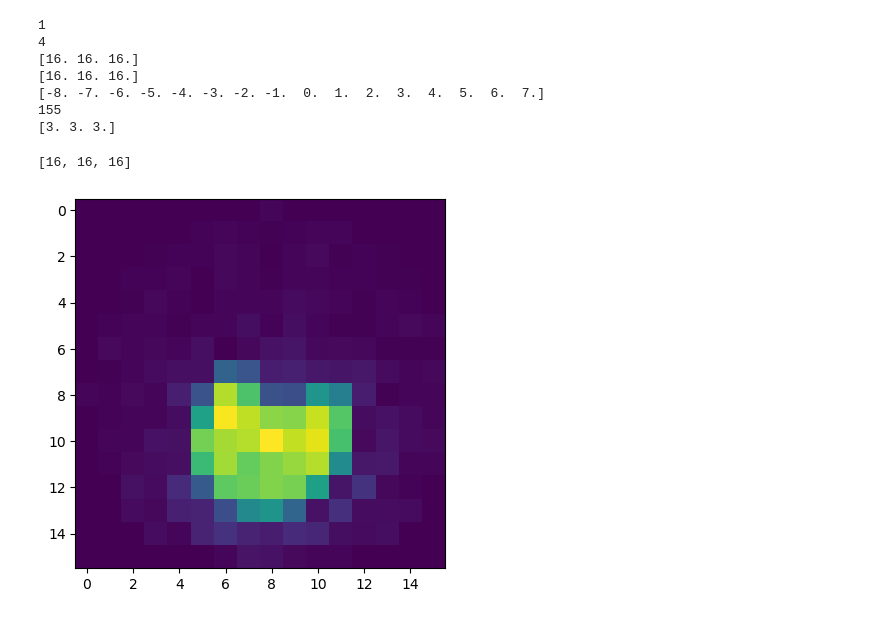
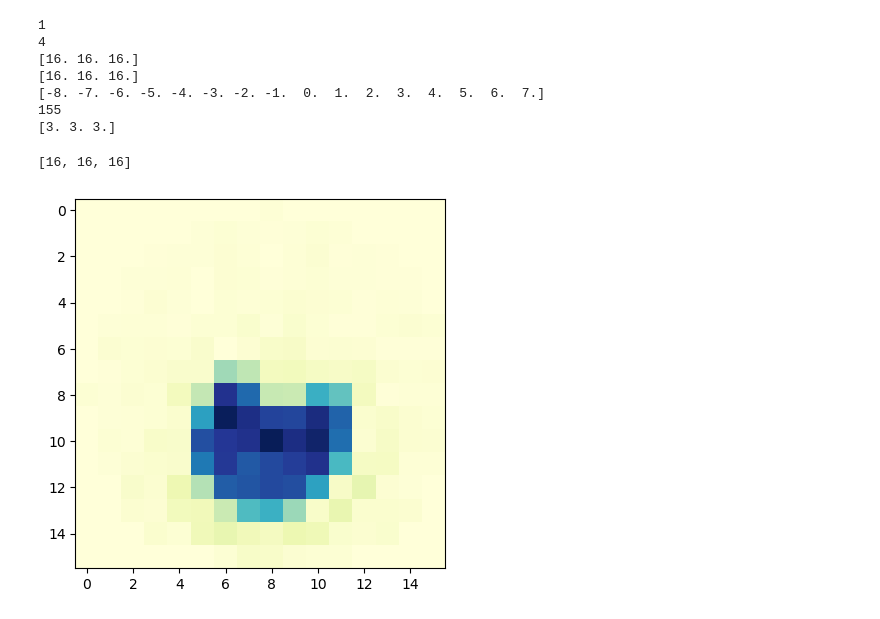
Before and after one commit to Xiao-JI-94158/pyHydra, a Jupyter notebook: spiralTest.ipynb, the cells around one changed output. Cells and saved outputs as stored; diff of their text form; code cells hidden in the pictures.

```diff
--- a/spiralTest.ipynb
+++ b/spiralTest.ipynb
@@ -344,16 +344,16 @@ print((Spiral3d4Intlv.dataset['PARAM']['method'][0]['PVM_SpatResol']))
 # %%
 bruker_data = Spiral3d4Intlv.dataset['DATA']['2dseq']
 
 img_shape = [int(x) for x in Spiral3d4Intlv.dataset['PARAM']['method'][0]['PVM_Matrix']]
 print(img_shape)
 NR = Spiral2d1Intlv.dataset['PARAM']['method'][0]['PVM_NRepetitions']
 
 bruker_data = np.reshape(bruker_data, img_shape)
 plt.figure()
-plt.imshow(bruker_data[8], cmap=cm.viridis)
+plt.imshow(bruker_data[8], cmap=cm.YlGnBu)
 plt.show()
 # %% [output]
 [16, 16, 16]
-[figure, old version]
+[figure, new version]
 # %%
 Nd = tuple(img_shape)  # image size
```
Also changed, not shown: parts of 11 cells of this notebook.
